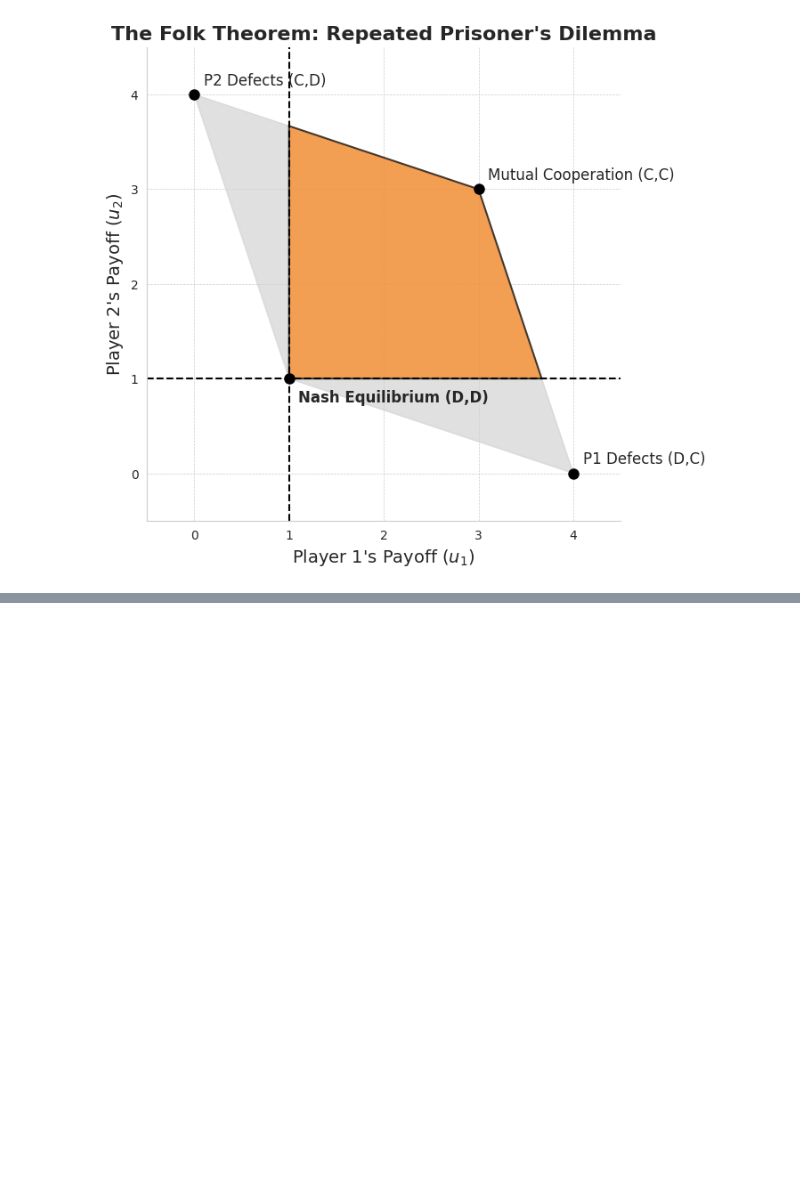
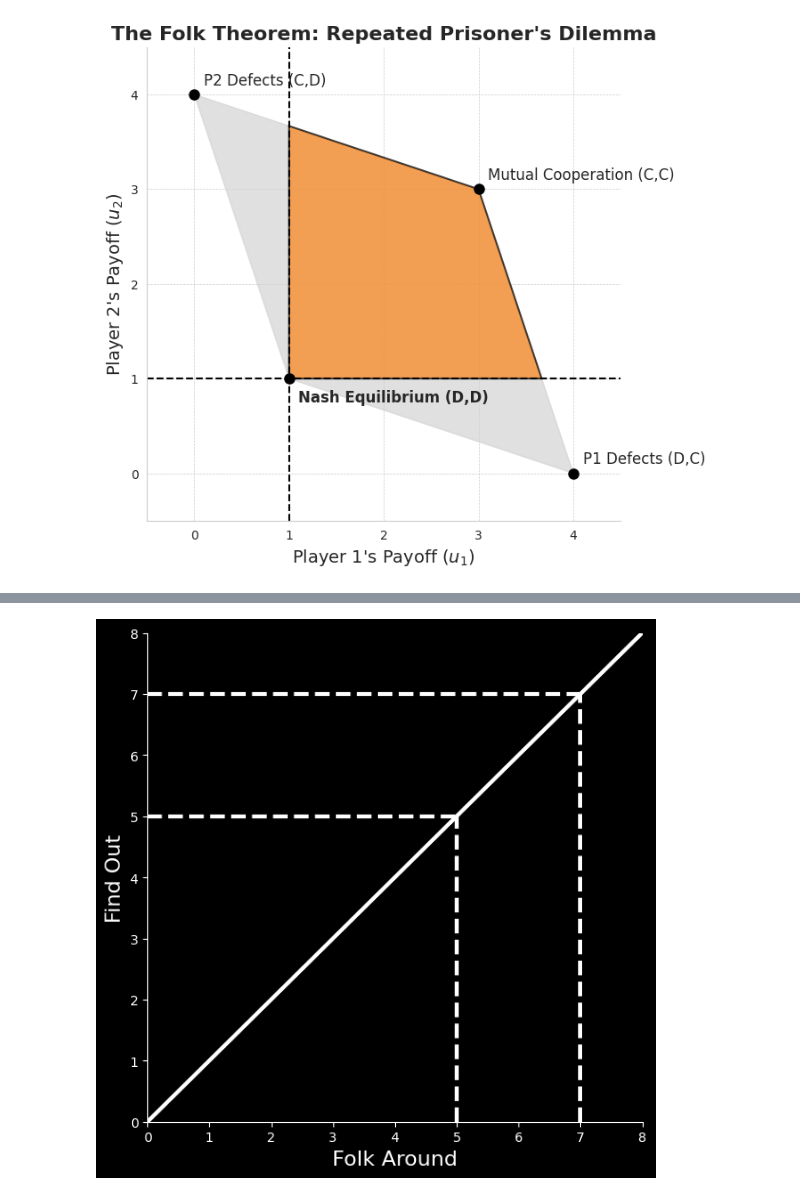
Before and after one commit to luciasauer/algorithmic_pricing_llms, a Jupyter notebook: notebooks/presentation.ipynb, the cells around one changed output, grey strips where cells are left out. Drawn from its saved outputs; the diff is of its cells as text; code cells hidden in the pictures; blank space fills up the shorter version.

```diff
--- a/notebooks/presentation.ipynb
+++ b/notebooks/presentation.ipynb
@@ -102,0 +105,91 @@ plt.show()
+# %%
+import matplotlib.pyplot as plt
+import numpy as np
+
+# Create figure and axis
+fig, ax = plt.subplots(figsize=(6, 6))
+fig.patch.set_facecolor("black")
+ax.set_facecolor("black")
+
+# Define the intersection point
+intersection_point = 5
+
+# Define the lines
+# 1. 45-degree diagonal line (solid white)
+diagonal_x = np.linspace(0, intersection_point + 3, 100)
+diagonal_y = diagonal_x
+
+# 2. Horizontal dashed line from x=0 to intersection point
+horizontal_x = np.linspace(0, intersection_point, 100)
+horizontal_y = np.full_like(horizontal_x, intersection_point)
+
+# 3. Vertical dashed line from y=0 to intersection point
+vertical_x = np.full(100, intersection_point)
+vertical_y = np.linspace(0, intersection_point, 100)
+
+# 4. Horizontal dashed line from x=0 to intersection point
+horizontal_x2 = np.linspace(0, intersection_point + 2, 100)
+horizontal_y2 = np.full_like(horizontal_x, intersection_point + 2)
+
+# 5. Vertical dashed line from y=0 to intersection point
+vertical_x2 = np.full(100, intersection_point + 2)
+vertical_y2 = np.linspace(0, intersection_point + 2, 100)
+
+# Draw all lines
+ax.plot(diagonal_x, diagonal_y, color="white", linewidth=3, solid_capstyle="round")
+ax.plot(
+    horizontal_x,
+    horizontal_y,
+    color="white",
+    linewidth=3,
+    linestyle="--",
+    solid_capstyle="round",
+)
+ax.plot(
+    vertical_x,
+    vertical_y,
+    color="white",
+    linewidth=3,
+    linestyle="--",
+    solid_capstyle="round",
+)
+ax.plot(
+    horizontal_x2,
+    horizontal_y2,
+    color="white",
+    linewidth=3,
+    linestyle="--",
+    solid_capstyle="round",
+)
+ax.plot(
+    vertical_x2,
+    vertical_y2,
+    color="white",
+    linewidth=3,
+    linestyle="--",
+    solid_capstyle="round",
+)
+
+# Labels
+ax.set_xlabel("Folk Around", fontsize=16, color="white")
+ax.set_ylabel("Find Out", fontsize=16, color="white")
+
+# Clean styling
+ax.set_xlim(0, 8)
+ax.set_ylim(0, 8)
+ax.tick_params(colors="white")
+ax.spines["bottom"].set_color("white")
+ax.spines["left"].set_color("white")
+ax.spines["top"].set_visible(False)
+ax.spines["right"].set_visible(False)
+
+plt.tight_layout()
+plt.savefig(
+    "../latex/slides_pricing_collusion/imgs/folk_around_find_out_static.pdf",
+    bbox_inches="tight",
+    facecolor="black",
+    edgecolor="none",
+)
+print("Static Folk Around and Find Out meme saved!")
+plt.show()
+# %% [output]
@@ -102,0 +197 @@ plt.show()
+[figure, added]
```
Also changed, not shown: parts of 2 cells of this notebook, 1 other file.
